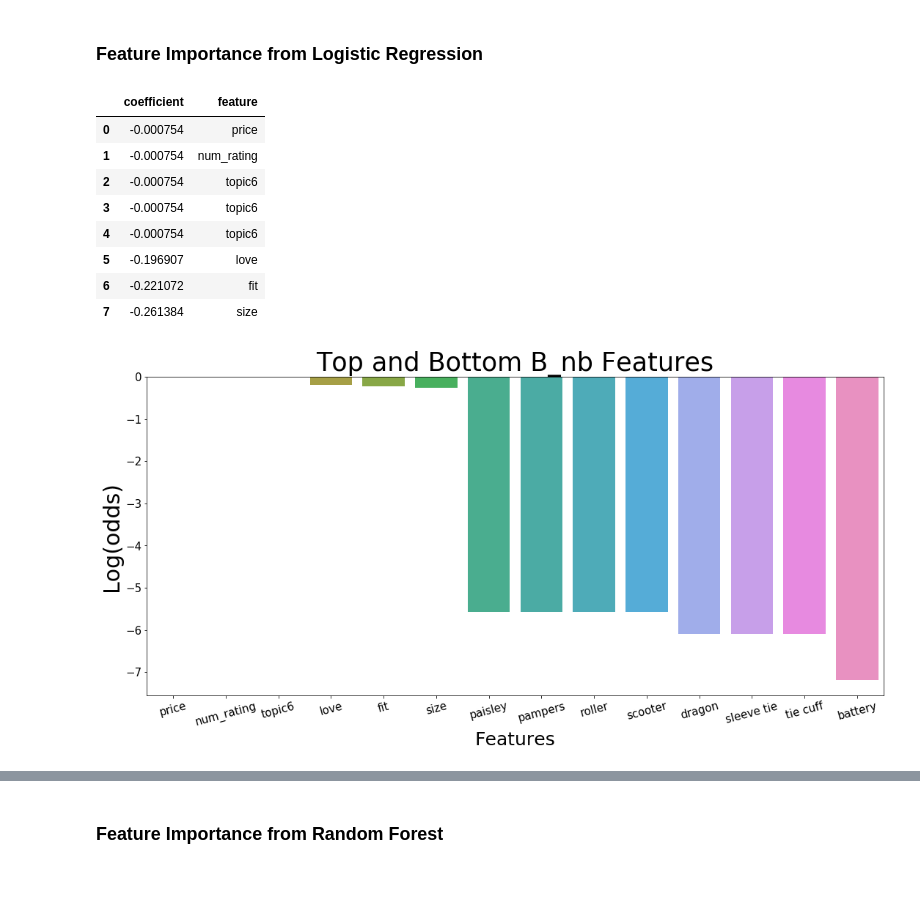
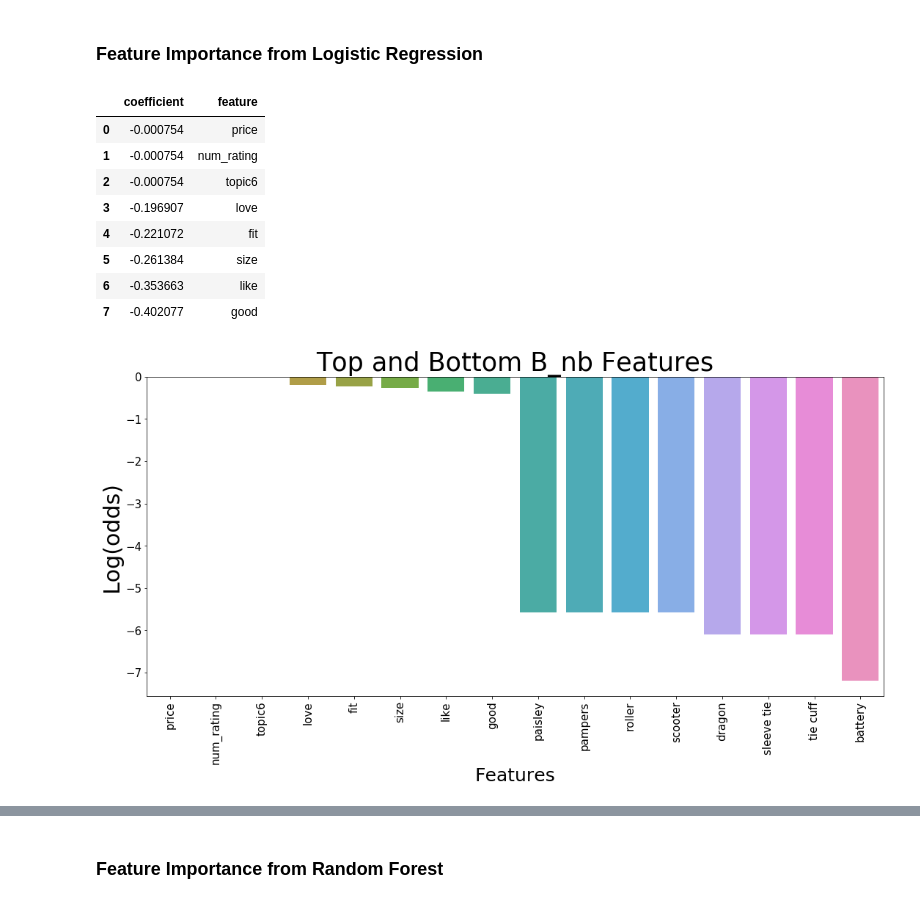
Before and after one commit to dorjeys3/Walmart_proj, a Jupyter notebook: notebooks/3_modeling_walmart_product_review_nlp.ipynb, the cells around one changed output, grey strips where cells are left out. Drawn from its saved outputs; the diff is of its cells as text; code cells hidden in the pictures.

Commit message:
Adjusted Tick size and labels

```diff
--- a/notebooks/3_modeling_walmart_product_review_nlp.ipynb
+++ b/notebooks/3_modeling_walmart_product_review_nlp.ipynb
@@ -43,7 +43,7 @@ warnings.filterwarnings("ignore")
 pd.set_option('display.max_columns', 300)
 pd.set_option('display.max_rows', 200)
 # %%
-filename = "data/modeling_df.pkl"
+filename = "../data/modeling_df.pkl"
 # %%
 infile = open(filename,"rb")
 df = pickle.load(infile)
@@ -823,15 +823,14 @@ Interesting! RandomForest performed better than GridSearchCV with RandomForest.
 # %%
 from matplotlib.ticker import FormatStrFormatter
 fig, ax = plt.subplots(figsize=(12,8))
-x = ["Logistic", "Bernoulli", "SVC RBF", "RandomForest", "GSRF", "GSLR"]
-y = [metrics.f1_score(y_test, y_pred_lr), metrics.f1_score(y_test, y_pred_Bnb),
-     metrics.f1_score(y_test, y_pred_rbf),
-     metrics.f1_score(y_test, y_pred_RF), metrics.f1_score(y_test, grid_tree_pred),
+x = ["Logistic", "Bernoulli", "RandomForest", "GSRF", "GSLR"]
+y = [metrics.f1_score(y_test, y_pred_lr2), metrics.f1_score(y_test, y_pred_Bnb2),
+     metrics.f1_score(y_test, y_pred_RF2), metrics.f1_score(y_test, grid_tree_pred),
      metrics.f1_score(y_test, grid_log_pred)]
 sns.barplot(x=x, y=y)
 ax.yaxis.set_major_formatter(FormatStrFormatter('%.2f'))
 plt.ylabel("F1 Score", fontsize=15)
 plt.xlabel("Classifier", fontsize=15)
 plt.title("F1 Score per Classifier", fontsize=25)
-plt.savefig("images/f1score");
+plt.savefig("../images/f1score", bbox_inches = "tight");
 # %% [output]
@@ -856,24 +855,24 @@ B_nb_coef.head(8)
 | 0 | -0.000754 | price |
 | 1 | -0.000754 | num_rating |
 | 2 | -0.000754 | topic6 |
-| 3 | -0.000754 | topic6 |
-| 4 | -0.000754 | topic6 |
-| 5 | -0.196907 | love |
-| 6 | -0.221072 | fit |
-| 7 | -0.261384 | size |
+| 3 | -0.196907 | love |
+| 4 | -0.221072 | fit |
+| 5 | -0.261384 | size |
+| 6 | -0.353663 | like |
+| 7 | -0.402077 | good |
 # %%
 B_nb_top5_coef = pd.concat([B_nb_coef.head(8),B_nb_coef.tail(8)])
 # %%
 fig, ax = plt.subplots(figsize = (18,8))
 sns.barplot(x = B_nb_top5_coef.feature, y=B_nb_top5_coef.coefficient)
 plt.title("Top and Bottom B_nb Features", fontsize=35)
 plt.xlabel("Features", fontsize=25)
-plt.xticks(rotation=15)
+plt.xticks(rotation=90)
 ax.tick_params(axis='both', which='major', labelsize=15)
 plt.ylabel("Log(odds)", fontsize=30);
-#plt.savefig("images/log_coef_feats");
+plt.savefig("../images/log_coef_feats", bbox_inches = "tight");
 # %% [output]
-[figure, old version]
+[figure, new version]
 # %%
 log_reg_coef=pd.DataFrame(get_coef_name(logreg_clf3, X_train), columns = ["coefficient", "feature"])
 # %%
```
Also changed, not shown: parts of 29 cells of this notebook, 5 other files.
